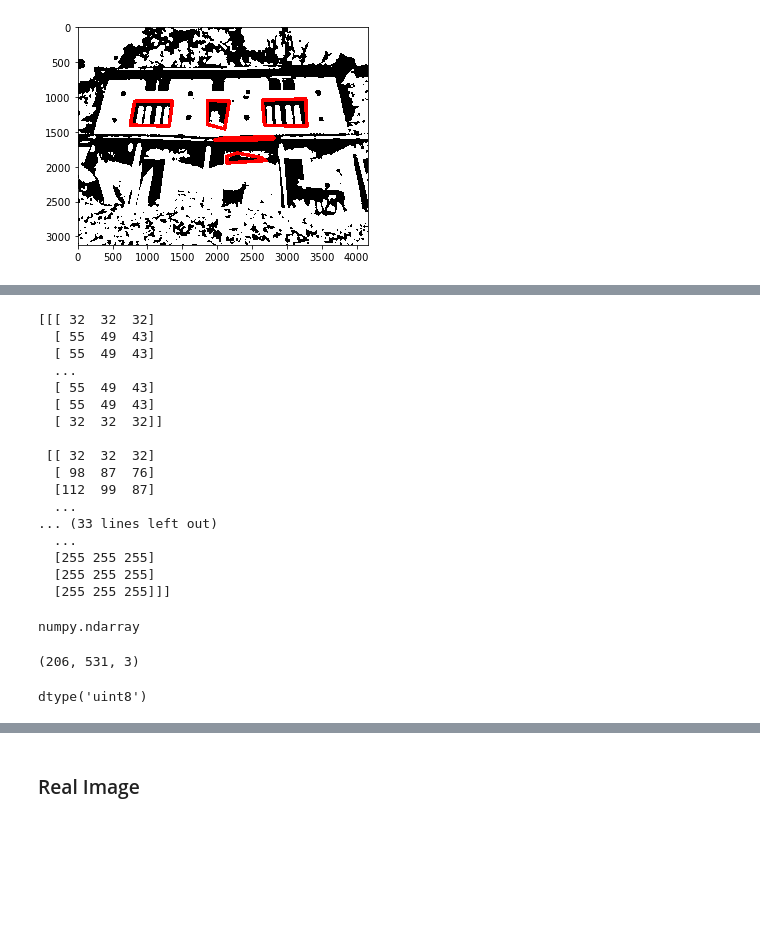
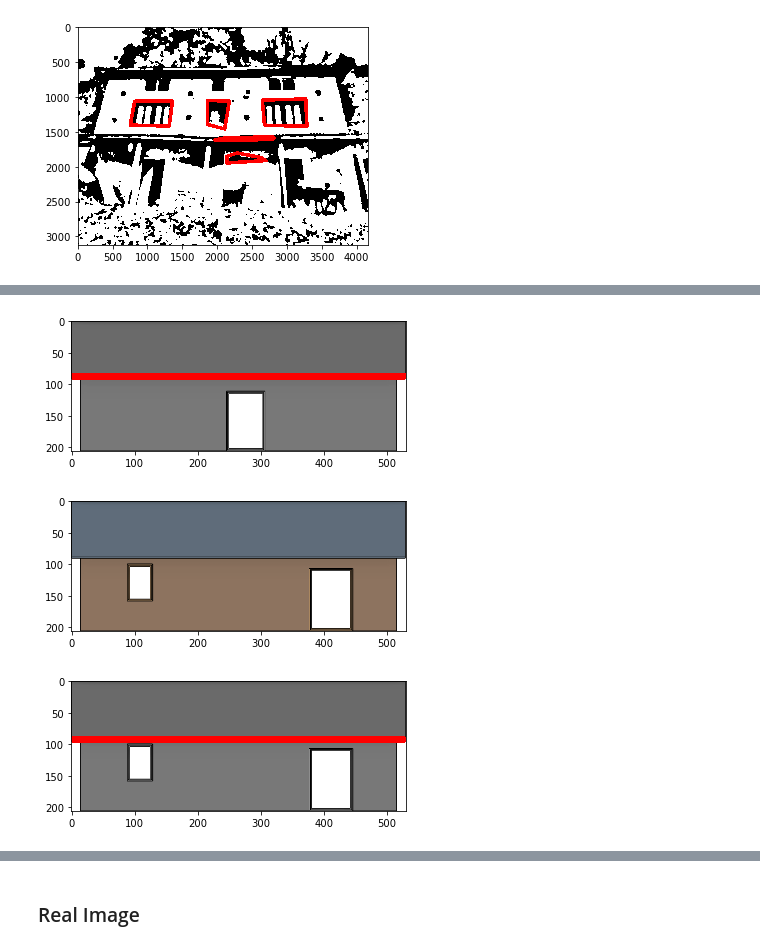
Before and after one commit to MSIA/MSiA400_GrandTeton, a Jupyter notebook: feature_testing_real.ipynb, the cells around one changed output, grey strips where cells are left out. Drawn from its saved outputs; the diff is of its cells as text; code cells hidden in the pictures; blank space fills up the shorter version.

```diff
--- a/feature_testing_real.ipynb
+++ b/feature_testing_real.ipynb
@@ -480,0 +524,4 @@ Counter({5: 2, 4: 2, 6: 1})
+# %%
+img_real = cv2.imread(path_real+filepaths_real[1])
+plt.imshow(cv2.cvtColor(img_real, cv2.COLOR_BGR2RGB))
+plt.show()
@@ -481,34 +530,33 @@ Counter({5: 2, 4: 2, 6: 1})
+# %%
+lines_generated = lines(img_real)[0]
+count = lines(img_generated)[1]
+gray_generated=cv2.cvtColor(img_generated,cv2.COLOR_BGR2GRAY)
+temp = cv2.cvtColor(gray_generated, cv2.COLOR_GRAY2BGR)
+for i in range(count):
+    line = lines_generated[i]
+    x1,y1,x2,y2 = line[0]
+    cv2.line(temp, (x1,y1), (x2,y2), (0,0,255), 10)
+plt.imshow(cv2.cvtColor(temp, cv2.COLOR_BGR2RGB))
+plt.show()
+# %% [output]
+[figure, added]
 # %%
-img_generated = cv2.imread(path_generated_go+filepaths_go[0])
-print(img_generated)
+img_generated = cv2.imread(path_generated_go+filepaths_go[2])
+plt.imshow(cv2.cvtColor(img_generated, cv2.COLOR_BGR2RGB))
+plt.show()
 # %% [output]
-[[[ 32  32  32]
-  [ 55  49  43]
-  [ 55  49  43]
-  ...
-  [ 55  49  43]
-  [ 55  49  43]
-  [ 32  32  32]]
-
- [[ 32  32  32]
-  [ 98  87  76]
-  [112  99  87]
-  ...
-... (33 lines left out)
-  ...
-  [255 255 255]
-  [255 255 255]
-  [255 255 255]]]
+[figure, added]
-# %%
-type(img_generated)
-# %% [output]
-numpy.ndarray
-# %%
-img_generated.shape
-# %% [output]
-(206, 531, 3)
-# %%
-img_generated.dtype
-# %% [output]
-dtype('uint8')
+# %%
+lines_generated = lines(img_generated)[0]
+count = lines(img_generated)[1]
+gray_generated=cv2.cvtColor(img_generated,cv2.COLOR_BGR2GRAY)
+temp = cv2.cvtColor(gray_generated, cv2.COLOR_GRAY2BGR)
+for i in range(count):
+    line = lines_generated[i]
+    x1,y1,x2,y2 = line[0]
+    cv2.line(temp, (x1,y1), (x2,y2), (0,0,255), 10)
+plt.imshow(cv2.cvtColor(temp, cv2.COLOR_BGR2RGB))
+plt.show()
+# %% [output]
+[figure, added]
 # %%
```
Also changed, not shown: parts of 60 cells of this notebook.
